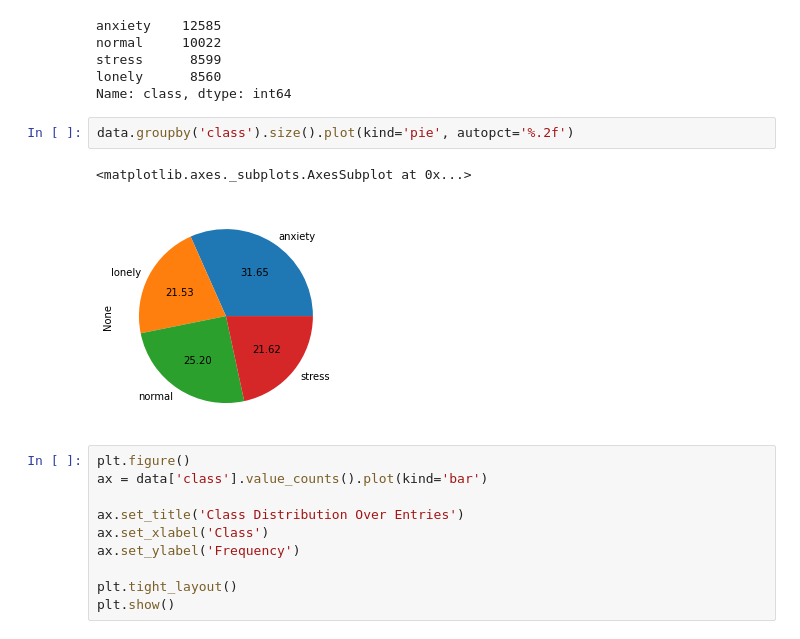
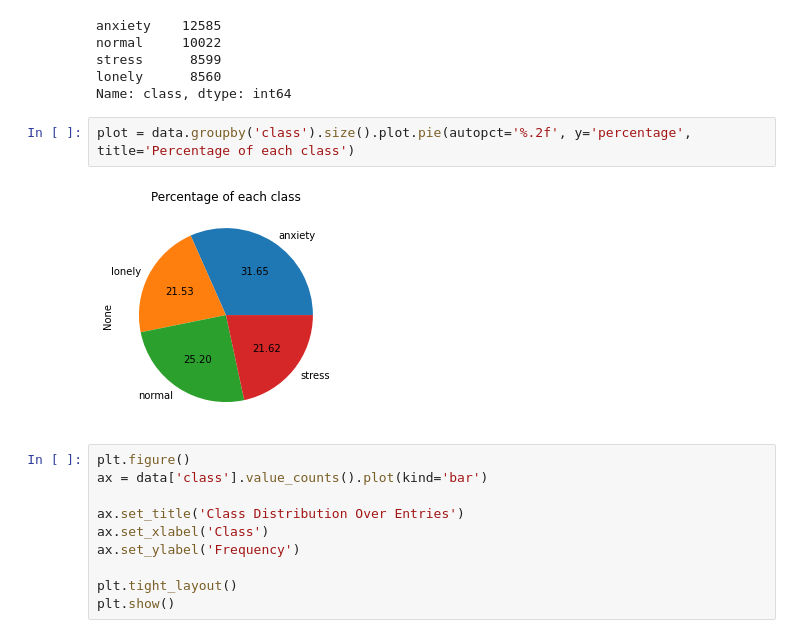
Before and after one commit to Fatmakaram97/Masters-graduation-project, a Jupyter notebook: trial 2 - English - Fatma.ipynb, the cells around one changed output. Cells and saved outputs as stored; diff of their text form.

```diff
--- a/trial 2 - English - Fatma.ipynb
+++ b/trial 2 - English - Fatma.ipynb
@@ -94,10 +94,9 @@ stress      8599
 lonely      8560
 Name: class, dtype: int64
 # %%
-data.groupby('class').size().plot(kind='pie', autopct='%.2f')
+plot = data.groupby('class').size().plot.pie(autopct='%.2f', y='percentage', title='Percentage of each class')
 # %% [output]
-<matplotlib.axes._subplots.AxesSubplot at 0x...>
-[figure, old version]
+[figure, new version]
 # %%
 plt.figure()
 ax = data['class'].value_counts().plot(kind='bar')
```
Also changed, not shown: parts of 1 cell of this notebook, 1 other file.
